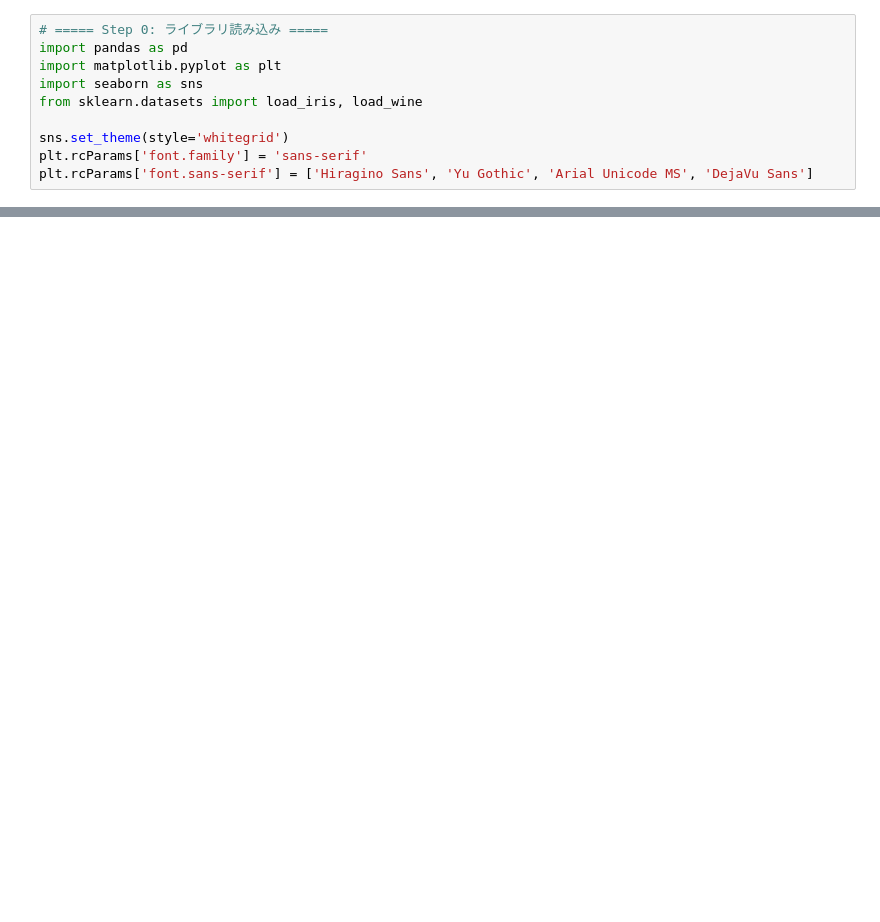
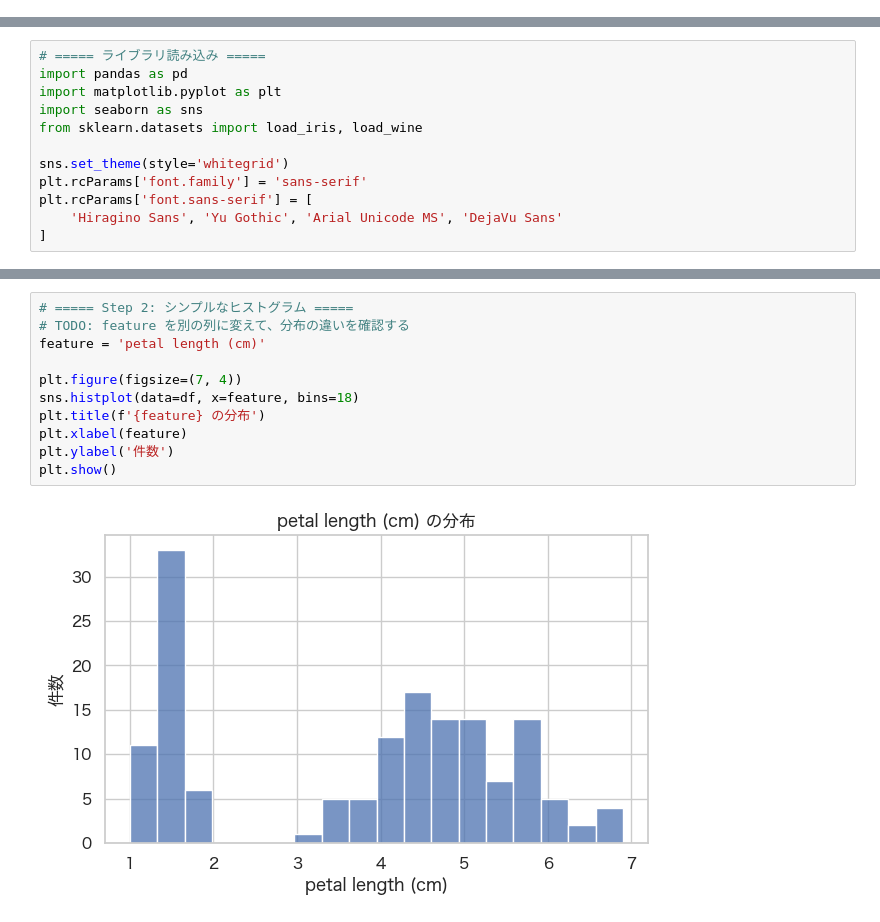
Before and after one commit to KazuhisaFujita/MachineLearning_training, a Jupyter notebook: notebook/lesson02_eda_template.ipynb, the cells around one changed output, grey strips where cells are left out. Cells and saved outputs as stored; diff of their text form; blank space fills up the shorter version.

```diff
--- a/notebook/lesson02_eda_template.ipynb
+++ b/notebook/lesson02_eda_template.ipynb
@@ -49,10 +0,0 @@ EDA の準備として、データ操作と可視化に使うライブラリを
-# %%
-# ===== Step 0: ライブラリ読み込み =====
-import pandas as pd
-import matplotlib.pyplot as plt
-import seaborn as sns
-from sklearn.datasets import load_iris, load_wine
-
-sns.set_theme(style='whitegrid')
-plt.rcParams['font.family'] = 'sans-serif'
-plt.rcParams['font.sans-serif'] = ['Hiragino Sans', 'Yu Gothic', 'Arial Unicode MS', 'DejaVu Sans']
@@ -402,0 +71,12 @@ plt.show()
+# %%
+# ===== ライブラリ読み込み =====
+import pandas as pd
+import matplotlib.pyplot as plt
+import seaborn as sns
+from sklearn.datasets import load_iris, load_wine
+
+sns.set_theme(style='whitegrid')
+plt.rcParams['font.family'] = 'sans-serif'
+plt.rcParams['font.sans-serif'] = [
+    'Hiragino Sans', 'Yu Gothic', 'Arial Unicode MS', 'DejaVu Sans'
+]
@@ -402,0 +119,13 @@ plt.show()
+# %%
+# ===== Step 2: シンプルなヒストグラム =====
+# TODO: feature を別の列に変えて、分布の違いを確認する
+feature = 'petal length (cm)'
+
+plt.figure(figsize=(7, 4))
+sns.histplot(data=df, x=feature, bins=18)
+plt.title(f'{feature} の分布')
+plt.xlabel(feature)
+plt.ylabel('件数')
+plt.show()
+# %% [output]
+[figure, added]
```
Also changed, not shown: parts of 75 cells of this notebook, 3 other files.
